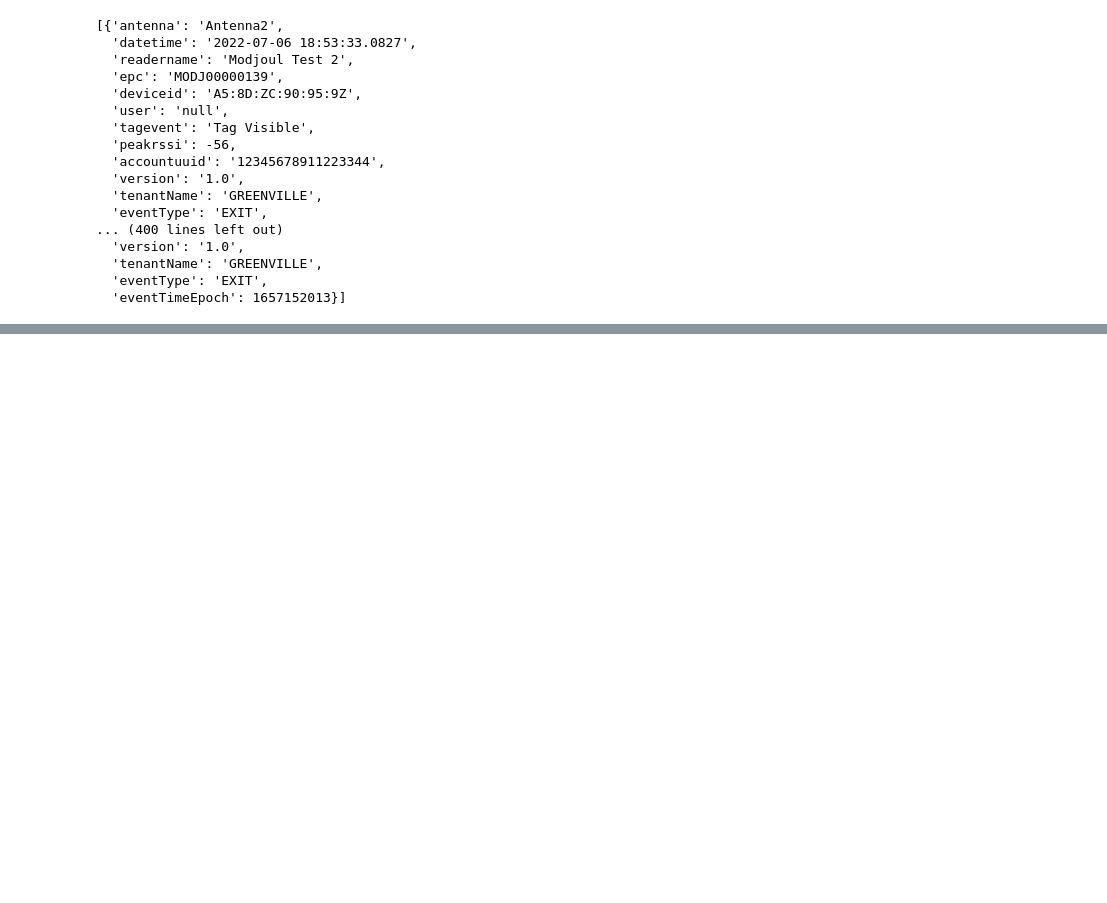
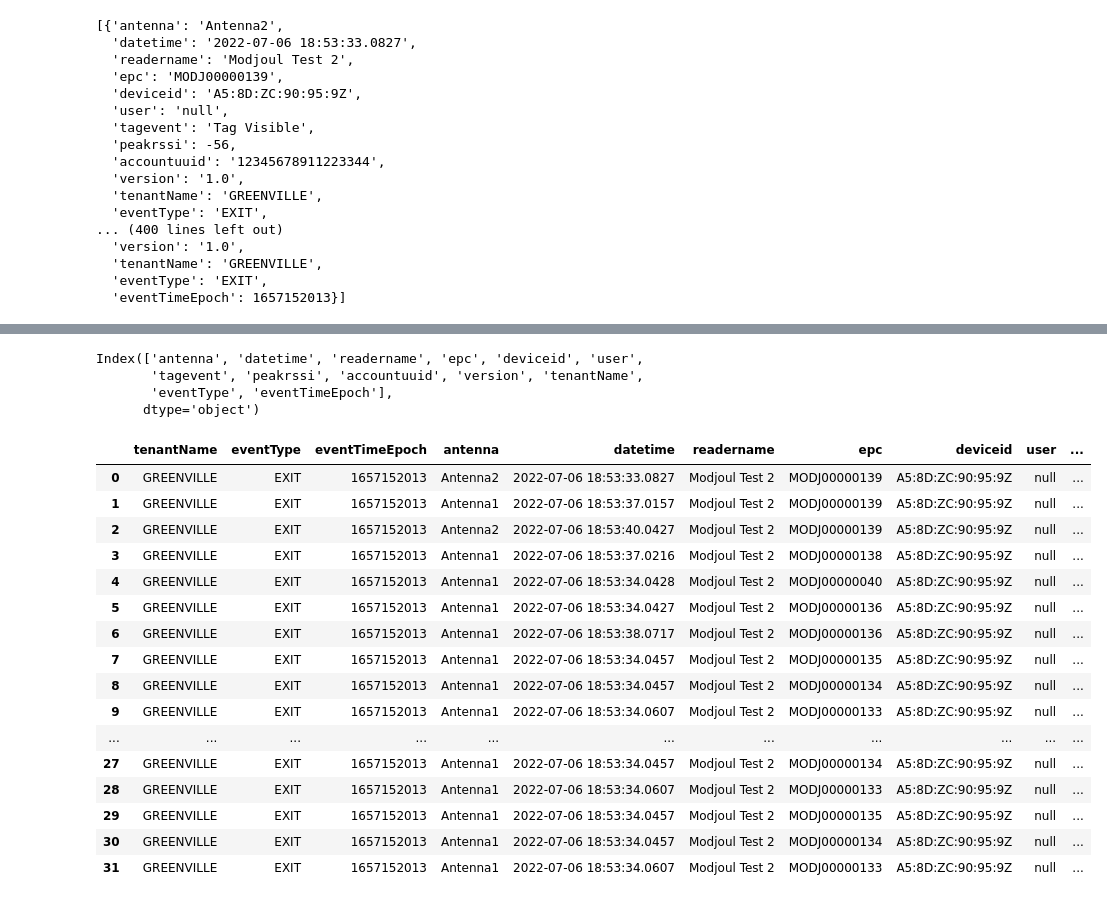
Before and after one commit to WilliamTRose756/Jupyter, a Jupyter notebook: Later_experiment.ipynb, the cells around one changed output, grey strips where cells are left out. Drawn from its saved outputs; the diff is of its cells as text; code cells hidden in the pictures; blank space fills up the shorter version.

Commit message:
reformatted headers and index

```diff
--- a/Later_experiment.ipynb
+++ b/Later_experiment.ipynb
@@ -384,3 +384,12 @@ flat
 | 31 | Antenna1 | 2022-07-06 18:53:34.0607 | Modjoul Test 2 | MODJ00000133 | A5:8D:ZC:90:95:9Z | null | Tag Visible | -67 | 12345678911223344 | 1.0 | ... |
 # %%
 flat.to_csv('final_2.csv')
+# %%
+flat.columns
+# %% [output]
+Index(['antenna', 'datetime', 'readername', 'epc', 'deviceid', 'user',
+       'tagevent', 'peakrssi', 'accountuuid', 'version', 'tenantName',
+       'eventType', 'eventTimeEpoch'],
+      dtype='object')
+# %%
+new = flat[['tenantName', 'eventType', 'eventTimeEpoch', 'antenna', 'datetime', 'readername', 'epc', 'deviceid', 'user', 'tagevent', 'peakrssi', 'accountuuid', 'version']]
@@ -386,0 +398,20 @@ flat.to_csv('final_2.csv')
+# %%
+new
+# %% [output]
+|  | tenantName | eventType | eventTimeEpoch | antenna | datetime | readername | epc | deviceid | user | ... |
+| 0 | GREENVILLE | EXIT | 1657152013 | Antenna2 | 2022-07-06 18:53:33.0827 | Modjoul Test 2 | MODJ00000139 | A5:8D:ZC:90:95:9Z | null | ... |
+| 1 | GREENVILLE | EXIT | 1657152013 | Antenna1 | 2022-07-06 18:53:37.0157 | Modjoul Test 2 | MODJ00000139 | A5:8D:ZC:90:95:9Z | null | ... |
+| 2 | GREENVILLE | EXIT | 1657152013 | Antenna2 | 2022-07-06 18:53:40.0427 | Modjoul Test 2 | MODJ00000139 | A5:8D:ZC:90:95:9Z | null | ... |
+| 3 | GREENVILLE | EXIT | 1657152013 | Antenna1 | 2022-07-06 18:53:37.0216 | Modjoul Test 2 | MODJ00000138 | A5:8D:ZC:90:95:9Z | null | ... |
+| 4 | GREENVILLE | EXIT | 1657152013 | Antenna1 | 2022-07-06 18:53:34.0428 | Modjoul Test 2 | MODJ00000040 | A5:8D:ZC:90:95:9Z | null | ... |
+| 5 | GREENVILLE | EXIT | 1657152013 | Antenna1 | 2022-07-06 18:53:34.0427 | Modjoul Test 2 | MODJ00000136 | A5:8D:ZC:90:95:9Z | null | ... |
+| 6 | GREENVILLE | EXIT | 1657152013 | Antenna1 | 2022-07-06 18:53:38.0717 | Modjoul Test 2 | MODJ00000136 | A5:8D:ZC:90:95:9Z | null | ... |
+| 7 | GREENVILLE | EXIT | 1657152013 | Antenna1 | 2022-07-06 18:53:34.0457 | Modjoul Test 2 | MODJ00000135 | A5:8D:ZC:90:95:9Z | null | ... |
+| 8 | GREENVILLE | EXIT | 1657152013 | Antenna1 | 2022-07-06 18:53:34.0457 | Modjoul Test 2 | MODJ00000134 | A5:8D:ZC:90:95:9Z | null | ... |
+| 9 | GREENVILLE | EXIT | 1657152013 | Antenna1 | 2022-07-06 18:53:34.0607 | Modjoul Test 2 | MODJ00000133 | A5:8D:ZC:90:95:9Z | null | ... |
+| ... | ... | ... | ... | ... | ... | ... | ... | ... | ... | ... |
+| 27 | GREENVILLE | EXIT | 1657152013 | Antenna1 | 2022-07-06 18:53:34.0457 | Modjoul Test 2 | MODJ00000134 | A5:8D:ZC:90:95:9Z | null | ... |
+| 28 | GREENVILLE | EXIT | 1657152013 | Antenna1 | 2022-07-06 18:53:34.0607 | Modjoul Test 2 | MODJ00000133 | A5:8D:ZC:90:95:9Z | null | ... |
+| 29 | GREENVILLE | EXIT | 1657152013 | Antenna1 | 2022-07-06 18:53:34.0457 | Modjoul Test 2 | MODJ00000135 | A5:8D:ZC:90:95:9Z | null | ... |
+| 30 | GREENVILLE | EXIT | 1657152013 | Antenna1 | 2022-07-06 18:53:34.0457 | Modjoul Test 2 | MODJ00000134 | A5:8D:ZC:90:95:9Z | null | ... |
+| 31 | GREENVILLE | EXIT | 1657152013 | Antenna1 | 2022-07-06 18:53:34.0607 | Modjoul Test 2 | MODJ00000133 | A5:8D:ZC:90:95:9Z | null | ... |
```
Also changed, not shown: parts of 2 cells of this notebook.
